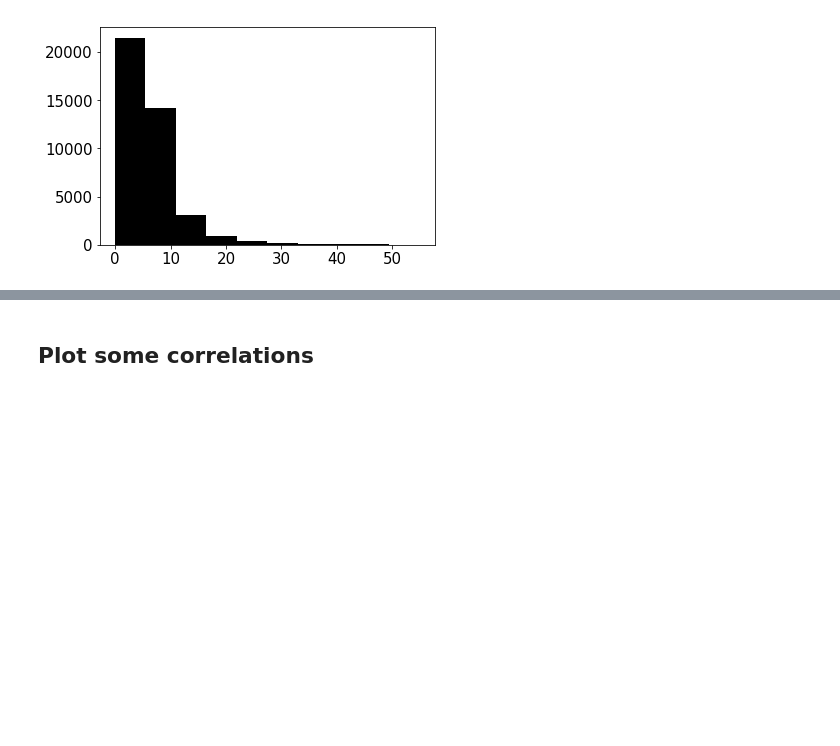
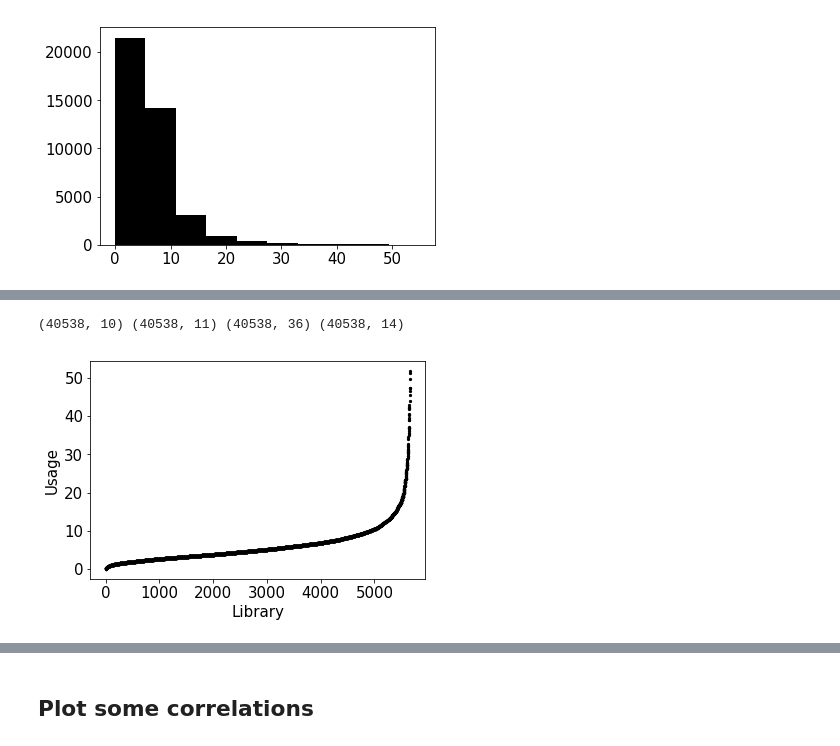
Before and after one commit to olgabane/Insight2019_LibraryProject, a Jupyter notebook: Library_Week3_Notebook7_RFContinuation.ipynb, the cells around one changed output, grey strips where cells are left out. Saved outputs shown, nothing was run; the diff lists cells and outputs as text; code cells hidden in the pictures; blank space fills up the shorter version.

```diff
--- a/Library_Week3_Notebook7_RFContinuation.ipynb
+++ b/Library_Week3_Notebook7_RFContinuation.ipynb
@@ -1210,0 +1235,26 @@ ReducedDF_noNaN_noSpace_DropOutliers_POPDIV['Usage'].hist(grid = False, color =
+# %%
+#Save dataframes of trials, 2016 data ONLY and include POPU-POPU_LSA and LIBNAME
+feats_to_include = feats_to_include[0:10]
+feats_to_include.append('POPU-POPU_LSA')
+feats_to_include.append('Usage')
+FEATURES_wLIBNAME = copy.deepcopy(ReducedDF_noNaN_noSpace_DropOutliers_POPDIV[feats_to_include])
+FEATURES_wLIBNAME['LIBNAME'] = Location_Detail_DF_noNaN_noSpace_DropOutliers['LIBNAME']
+FEATURES_wLIBNAME['FSCSKEY'] = Location_Detail_DF_noNaN_noSpace_DropOutliers['FSCSKEY']
+print(X.shape, X_wLIBNAME.shape, ReducedDF_noNaN_noSpace_DropOutliers_POPDIV.drop(columns = ['Usage']).shape,FEATURES_wLIBNAME.shape)
+
+FEATURES_wLIBNAME  = FEATURES_wLIBNAME.reset_index(drop = True)
+idx = FEATURES_wLIBNAME[FEATURES_wLIBNAME.FSCSKEY == "AK0002"].index
+FEATURES_wLIBNAME_2016ONLY = FEATURES_wLIBNAME.iloc[list(idx)[6]:, :]
+# %% [output]
+(40538, 10) (40538, 11) (40538, 36) (40538, 14)
+# %%
+idx = FEATURES_wLIBNAME[FEATURES_wLIBNAME.FSCSKEY == "AK0002"].index
+KeyUsageONLY_2016_sorted = FEATURES_wLIBNAME_2016ONLY[['FSCSKEY', 'Usage']].sort_values(by=['Usage'])
+# %%
+KeyUsageONLY_2016_sorted = KeyUsageONLY_2016_sorted.reset_index(drop = True)
+plt.scatter(KeyUsageONLY_2016_sorted.index.values,KeyUsageONLY_2016_sorted['Usage'], s = 5, color = "black")
+plt.ylabel("Usage")
+plt.xlabel("Library")
+plt.show()
+# %% [output]
+[figure, added]
```
Also changed, not shown: parts of 4 cells of this notebook.
